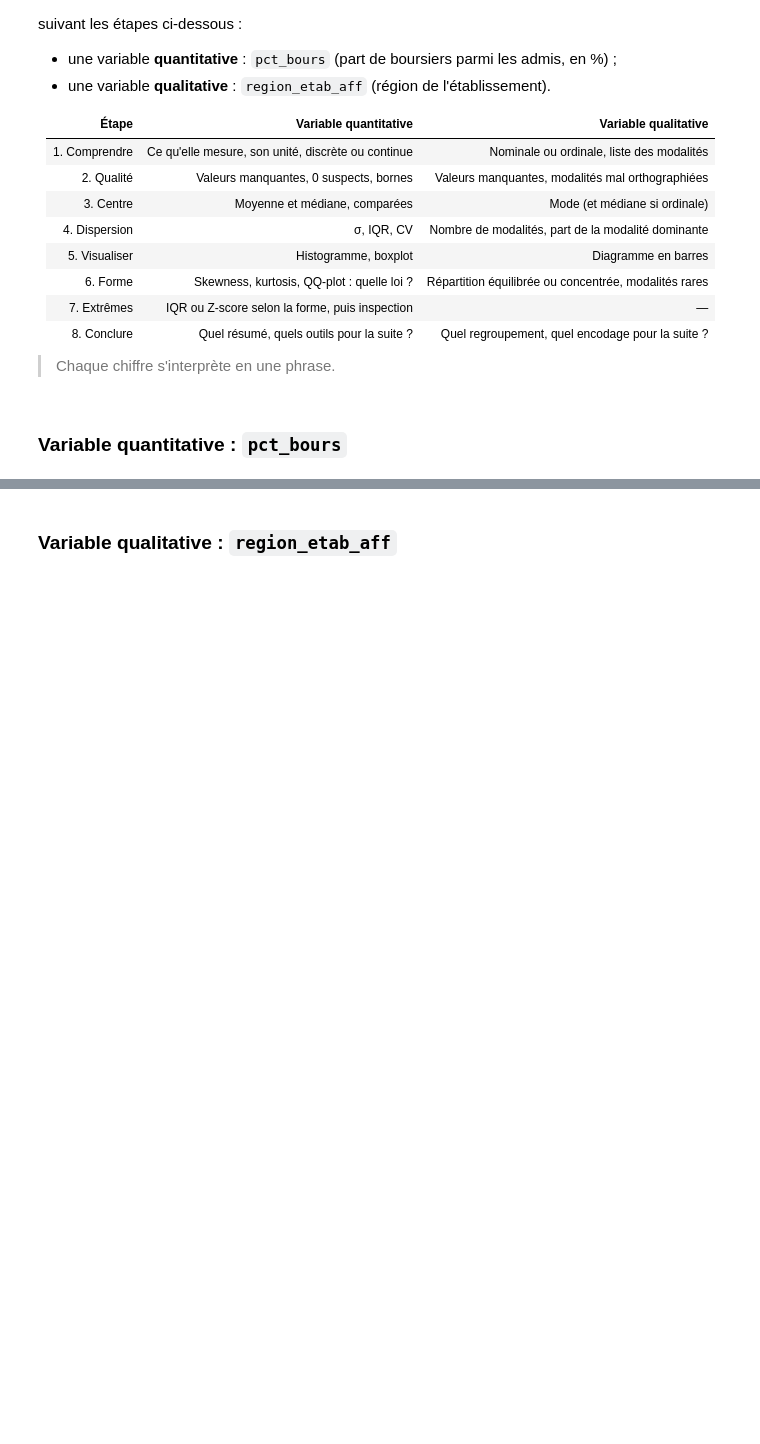
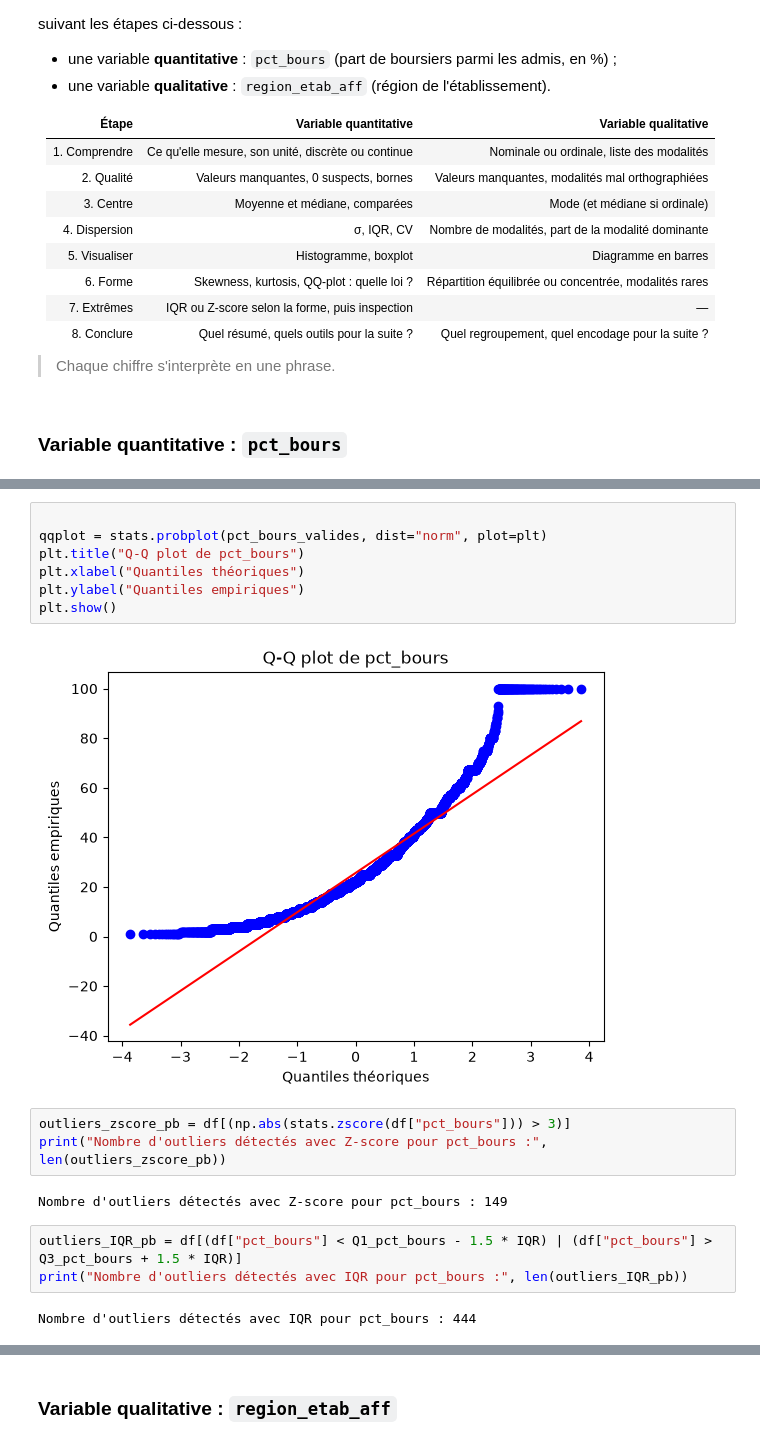
Before and after one commit to Mickael-C21/Analyse_univariee_bivariee, a Jupyter notebook: TP_Parcoursup.ipynb, the cells around one changed output, grey strips where cells are left out. Saved outputs shown, nothing was run; the diff lists cells and outputs as text; blank space fills up the shorter version.

```diff
--- a/TP_Parcoursup.ipynb
+++ b/TP_Parcoursup.ipynb
@@ -588 +691,20 @@ Vous disposez maintenant de toute la méthode. Analysez **seuls** les deux varia
+# %%
+
+qqplot = stats.probplot(pct_bours_valides, dist="norm", plot=plt)
+plt.title("Q-Q plot de pct_bours")
+plt.xlabel("Quantiles théoriques")
+plt.ylabel("Quantiles empiriques")
+plt.show()
+# %% [output]
+[figure, added]
+# %%
+outliers_zscore_pb = df[(np.abs(stats.zscore(df["pct_bours"])) > 3)]
+print("Nombre d'outliers détectés avec Z-score pour pct_bours :", len(outliers_zscore_pb))
+# %% [output]
+Nombre d'outliers détectés avec Z-score pour pct_bours : 149
+# %%
+outliers_IQR_pb = df[(df["pct_bours"] < Q1_pct_bours - 1.5 * IQR) | (df["pct_bours"] > Q3_pct_bours + 1.5 * IQR)]
+print("Nombre d'outliers détectés avec IQR pour pct_bours :", len(outliers_IQR_pb))
+# %% [output]
+Nombre d'outliers détectés avec IQR pour pct_bours : 444
 # %% [markdown]
```
Also changed, not shown: parts of 8 cells of this notebook.
